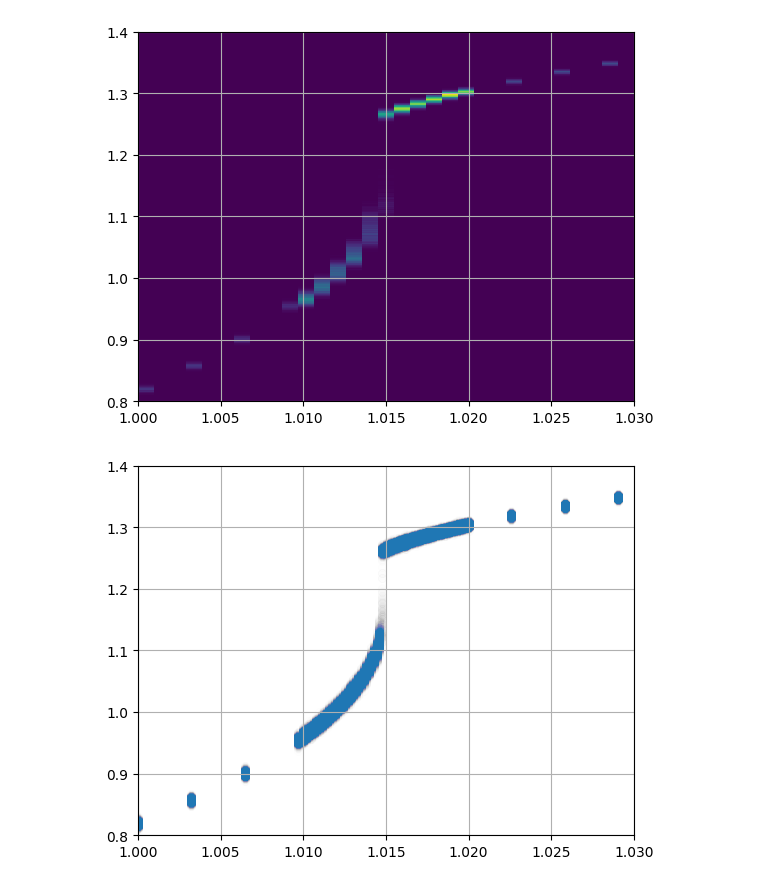
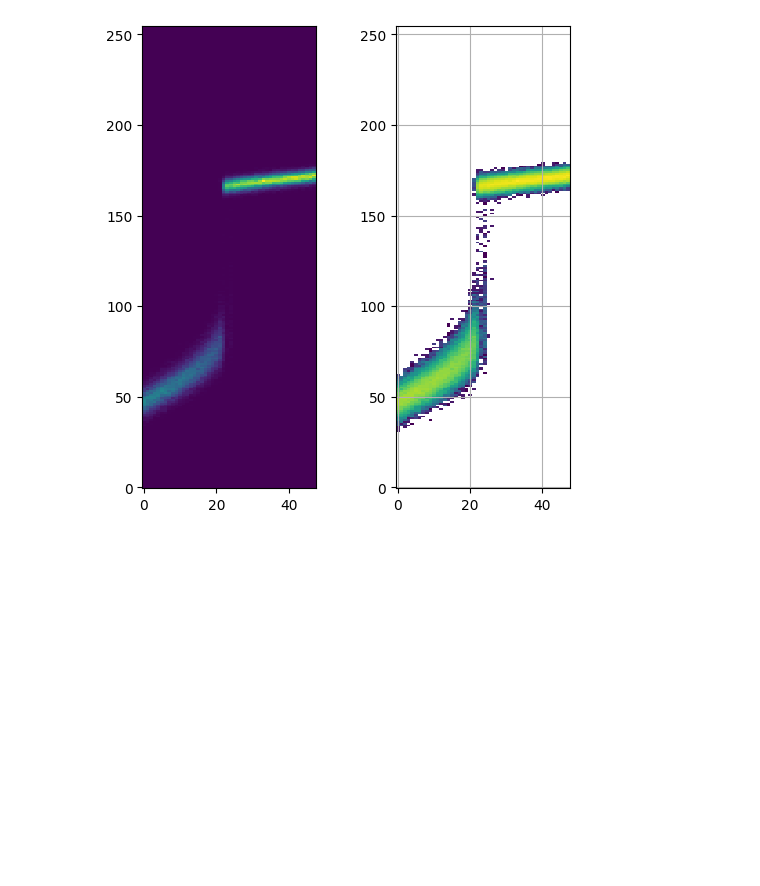
Before and after one commit to Renmusxd/GaugeTheoryRunner, a Jupyter notebook: jupyter/PhaseTransition-Cosine.ipynb, the cells around one changed output. Cells and saved outputs as stored; diff of their text form; code cells hidden in the pictures; blank space fills up the shorter version.

```diff
--- a/jupyter/PhaseTransition-Cosine.ipynb
+++ b/jupyter/PhaseTransition-Cosine.ipynb
@@ -46,34 +97,37 @@ pyplot.show()
-# %%
-pyplot.hist2d(all_ks, all_actions, bins=[numpy.linspace(1,1.03, 32), numpy.linspace(0.8,1.4, 512)])
-pyplot.grid()
-pyplot.show()
-
-pyplot.scatter(all_ks, all_actions, alpha=0.002)
-pyplot.xlim((1,1.03))
-pyplot.ylim((0.8,1.4))
-pyplot.grid()
-pyplot.show()
-# %% [output]
-[figure, removed]
-[figure, removed]
 # %%
-ndigits = 128
-ks_digits = numpy.digitize(all_ks, numpy.linspace(1.0125, 1.0175, ndigits))
+for L, (all_ks, all_actions, unique_ks, mean_actions, std_actions, binder_actions) in sorted(data.items()):
+    ndigits = 128
+    ks_digits = numpy.digitize(all_ks, numpy.linspace(1.014, 1.0155, ndigits))
 
-kd_bins = {}
+    kd_bins = {}
 
-for kd, action in zip(ks_digits, all_actions):
-    if kd == 0 or kd == ndigits:
-        continue
-    if kd not in kd_bins:
-        kd_bins[kd] = []
-    kd_bins[kd].append(action)
+    for kd, action in zip(ks_digits, all_actions):
+        if kd == 0 or kd == ndigits:
+            continue
+        if kd not in kd_bins:
+            kd_bins[kd] = []
+        kd_bins[kd].append(action)
 
-arr = []
+    arr = []
 
-for kd in sorted(kd_bins.keys()):
-    actions = kd_bins[kd]
-    hist_actions, _ = numpy.histogram(actions, bins=numpy.linspace(1.05,1.3,256), density=True)
-    hist_actions = hist_actions / sum(hist_actions)
-    arr.append(hist_actions)
-arr = numpy.array(arr)
+    for kd in sorted(kd_bins.keys()):
+        actions = kd_bins[kd]
+        hist_actions, _ = numpy.histogram(actions, bins=numpy.linspace(1.0,1.4,256), density=True)
+        hist_actions = hist_actions / sum(hist_actions)
+        arr.append(hist_actions)
+    arr = numpy.array(arr)
+
+    fig, axs = pyplot.subplots(1, 2, figsize=(6,6))
+
+    axs[0].imshow(arr.T, interpolation='none') #, extent=[0.775,0.777, 1.0,1.25])
+    axs[0].set_aspect(0.5)
+    axs[0].invert_yaxis()
+
+    axs[1].imshow(numpy.log(arr.T), interpolation='none') #, extent=[0.775,0.777, 1.0,1.25])
+    axs[1].set_aspect(0.5)
+    axs[1].invert_yaxis()
+    axs[1].grid()
+
+    pyplot.show()
+# %% [output]
+[figure, added]
```
Also changed, not shown: parts of 4 cells of this notebook, 3 other files.
